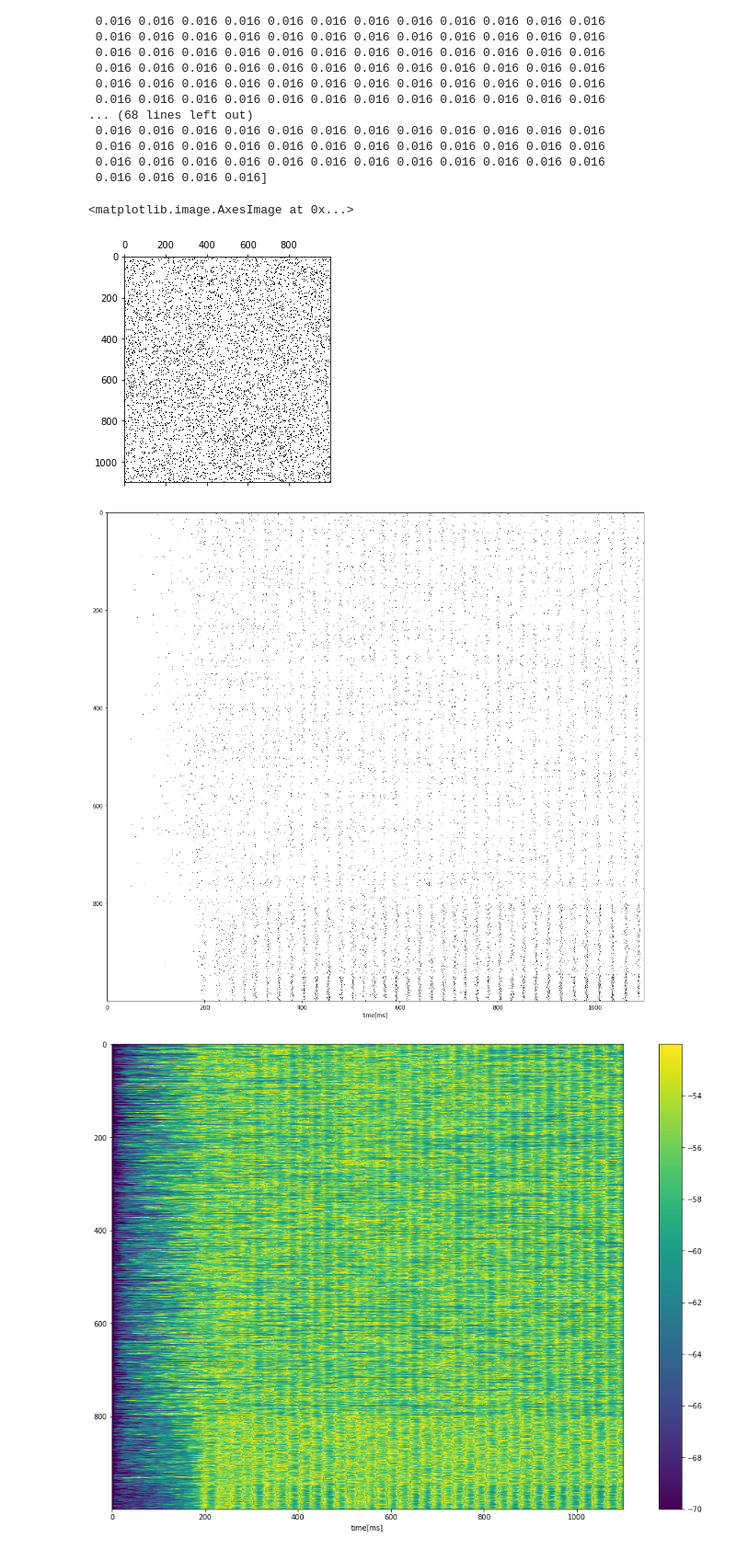
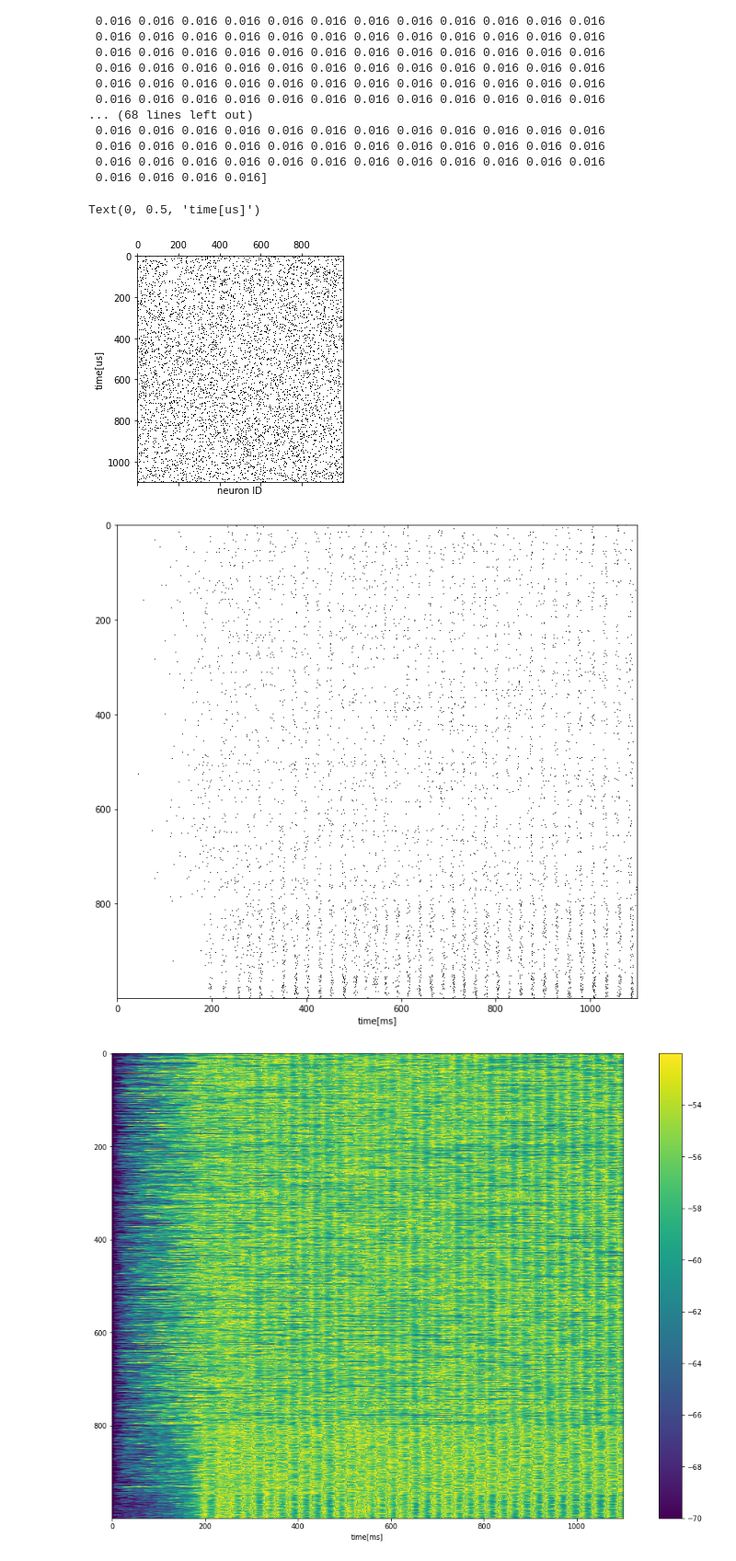
Before and after one commit to yi1306c12/reproduce_spencer2009, a Jupyter notebook: show_weight.ipynb, the cells around one changed output. Shown at 92% size. Drawn from its saved outputs; the diff is of its cells as text; code cells hidden in the pictures.

```diff
--- a/show_weight.ipynb
+++ b/show_weight.ipynb
@@ -33,17 +33,19 @@ print(weights_noise)
  0.016 0.016 0.016 0.016]
 # %%
 plt.matshow(numpy.fromfile('test_noise.dat', dtype=numpy.int16).reshape((1100, -1)), cmap='binary')
+plt.xlabel('neuron ID')
+plt.ylabel('time[us]')
 # %% [output]
-<matplotlib.image.AxesImage at 0x...>
+Text(0, 0.5, 'time[us]')
-[figure, old version]
+[figure, new version]
 # %%
-fig, ax = plt.subplots(figsize=(18, 16))
+fig, ax = plt.subplots(figsize=(18, 10))
 heatmap = ax.matshow(numpy.fromfile('test_spk.dat', dtype=numpy.int16).reshape((1100, -1)).T, cmap='binary')
 ax.xaxis.tick_bottom()
 plt.xlabel('time[ms]')
 plt.show()
 # %% [output]
-[figure, old version]
+[figure, new version]
 # %%
 fig, ax = plt.subplots(figsize=(18, 12))
 heatmap = ax.matshow(numpy.fromfile('test_Vm.dat', dtype=numpy.float64).reshape((1100, -1)).T)
```
Also changed, not shown: parts of 1 cell of this notebook.
